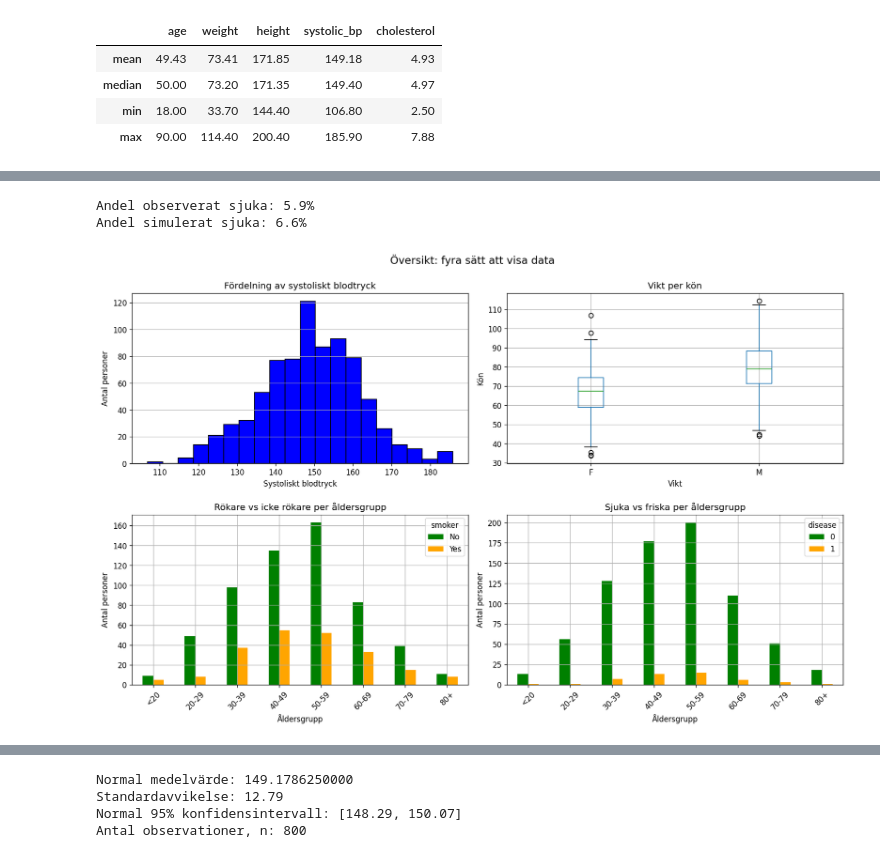
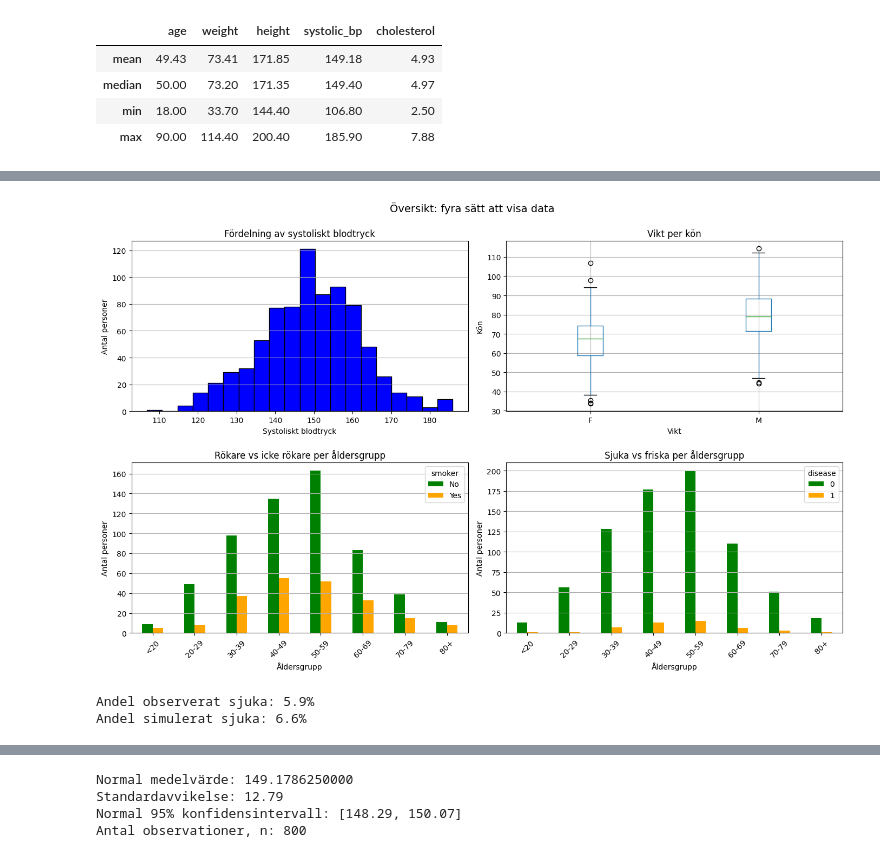
Before and after one commit to MalinMo/Halsostudie, a Jupyter notebook: analysis.ipynb, the cells around one changed output, grey strips where cells are left out. Cells and saved outputs as stored; diff of their text form; code cells hidden in the pictures.

```diff
--- a/analysis.ipynb
+++ b/analysis.ipynb
@@ -5,22 +5,13 @@ import numpy as np
 import pandas as pd
 import matplotlib.pyplot as plt
 from scipy import stats
-
-plt.rcParams["figure.figsize"] = (8,5)
-plt.rcParams["axes.grid"] = True
-plt.rcParams["figure.dpi"] = 120
-np.set_printoptions(precision=3)
-pd.set_option("display.precision", 3)
 # %%
-data = pd.read_csv("health_study_dataset.csv")
-display(data.head())
-display(data.info())
-display(data.describe())
+# Översikt av data
 
-dup_mask = data.duplicated(keep=False)
-
-print("Antal dubletter", dup_mask.sum())
-data[dup_mask].head()
+df = pd.read_csv("health_study_dataset.csv")
+display(df.head())
+display(df.info())
+display(df.describe().round(3))
 # %% [output]
 |  | id | age | sex | height | weight | systolic_bp | cholesterol | smoker | disease |
 | 0 | 1 | 57 | F | 168.9 | 65.8 | 141.8 | 4.58 | No | 0 |
@@ -59,10 +91,10 @@ Antal dubletter 0
 # %%
-clean = data.dropna().copy()
+# Städning av data
 
-clean.columns = (clean.columns
+df_clean = df.copy()
+
+df_clean.columns = (df_clean.columns
             .str.strip()
             .str.replace(" ", "_")
             .str.lower())
-
-#Även kolla na m.m.
 # %%
@@ -119,60 +118,66 @@ plt.show()
-# %%
-andel_sjuka = (clean["disease"].sum() / len(clean))
-
-np.random.seed(123)
-n = 1000
-
-simulerat_sjuka = np.random.choice([0, 1], size=n, p=[1-andel_sjuka, andel_sjuka])
-andel_sjuka_simulerat = simulerat_sjuka.sum() / n
-
-print(f"Andel observerat sjuka: {andel_sjuka*100:.1f}%")
-print(f"Andel simulerat sjuka: {andel_sjuka_simulerat*100:.1f}%")
-# %% [output]
-Andel observerat sjuka: 5.9%
-Andel simulerat sjuka: 6.6%
 # %%
+# Skapa minst 3 olika grafer (t.ex. histogram över blodtryck, boxplot över vikt per kön, stapeldiagram över andelen rökare).
+
 fig, axes = plt.subplots(2, 2, figsize=(14, 9), sharex=False, sharey=False)
 
-axes[0,0].hist(clean.systolic_bp.dropna(), bins=20, color="blue", edgecolor="black")
+axes[0,0].hist(df_clean.systolic_bp.dropna(), bins=20, color="blue", edgecolor="black")
 axes[0,0].set_title("Fördelning av systoliskt blodtryck")
 axes[0,0].set_xlabel("Systoliskt blodtryck")
 axes[0,0].set_ylabel("Antal personer")
 axes[0,0].grid(True, axis="y")
 axes[0,0].xaxis.grid(False)
 
-clean.boxplot(column="weight", by="sex", ax=axes[0,1])
+df_clean.boxplot(column="weight", by="sex", ax=axes[0,1])
 axes[0,1].set_title("Vikt per kön")
 axes[0,1].set_xlabel("Vikt")
 axes[0,1].set_ylabel("Kön")
 axes[0,1].grid(True, axis="y")
 
 bins = [0, 20, 30, 40, 50, 60, 70, 80, 100]
 labels = ["<20", "20-29", "30-39", "40-49", "50-59", "60-69", "70-79", "80+"]
-age_bins = pd.cut(clean["age"], bins=bins, labels=labels, right=False)
-cross = pd.crosstab(age_bins, clean["smoker"])
+age_bins = pd.cut(df_clean["age"], bins=bins, labels=labels, right=False)
+cross = pd.crosstab(age_bins, df_clean["smoker"])
 
 cross.plot(kind="bar", ax=axes[1,0], color=["green", "orange"])
 axes[1,0].set_title("Rökare vs icke rökare per åldersgrupp")
 axes[1,0].set_xlabel("Åldersgrupp")
 axes[1,0].set_ylabel("Antal personer")
 axes[1,0].grid(True, axis="y")
 plt.setp(axes[1,0].get_xticklabels(), rotation=45)
 
 bins = [0, 20, 30, 40, 50, 60, 70, 80, 100]
 labels = ["<20", "20-29", "30-39", "40-49", "50-59", "60-69", "70-79", "80+"]
-age_bins = pd.cut(clean["age"], bins=bins, labels=labels, right=False)
-cross = pd.crosstab(age_bins, clean["disease"])
+age_bins = pd.cut(df_clean["age"], bins=bins, labels=labels, right=False)
+cross = pd.crosstab(age_bins, df_clean["disease"])
 
 cross.plot(kind="bar", ax=axes[1,1], color=["green", "orange"])
 axes[1,1].set_title("Sjuka vs friska per åldersgrupp")
 axes[1,1].set_xlabel("Åldersgrupp")
 axes[1,1].set_ylabel("Antal personer")
 axes[1,1].grid(True, axis="y")
 plt.setp(axes[1,1].get_xticklabels(), rotation=45)
 
 fig.suptitle("Översikt: fyra sätt att visa data", fontsize=14)
 plt.tight_layout()
 plt.subplots_adjust(top=0.9, hspace=0.3)
 plt.show()
 # %% [output]
-[figure, old version]
+[figure, new version]
+# %%
+# Beräkna andelen personer i datasetet som har sjukdomen.
+
+andel_sjuka = (df_clean["disease"].sum() / len(df_clean))
+
+# Använd numpy för att simulera 1000 slumpade personer med samma sannolikhet för sjukdom.
+
+np.random.seed(123)
+n = 1000
+
+simulerat_sjuka = np.random.choice([0, 1], size=n, p=[1-andel_sjuka, andel_sjuka])
+andel_sjuka_simulerat = simulerat_sjuka.sum() / n
+
+print(f"Andel observerat sjuka: {andel_sjuka*100:.1f}%")
+print(f"Andel simulerat sjuka: {andel_sjuka_simulerat*100:.1f}%")
+# %% [output]
+Andel observerat sjuka: 5.9%
+Andel simulerat sjuka: 6.6%
```
Also changed, not shown: parts of 11 cells of this notebook.
